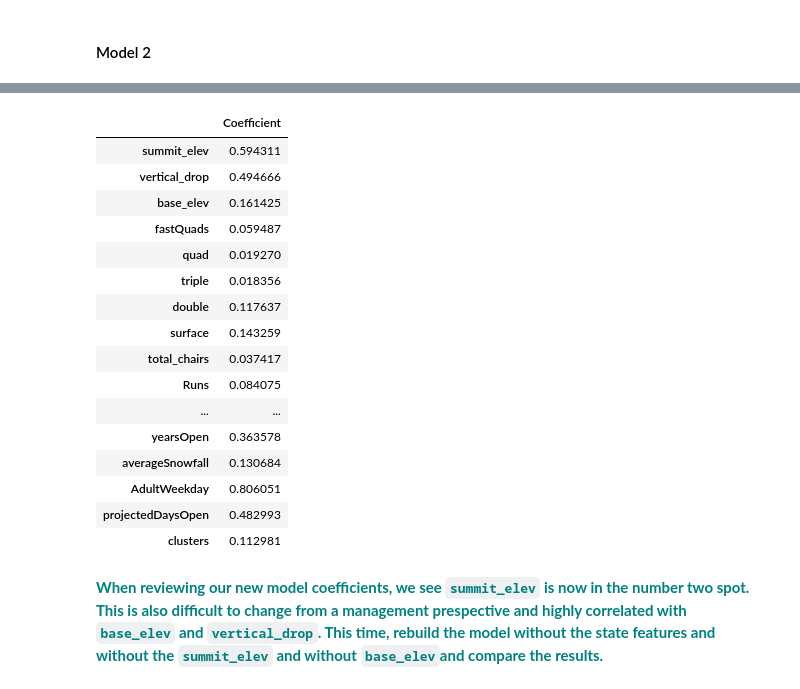
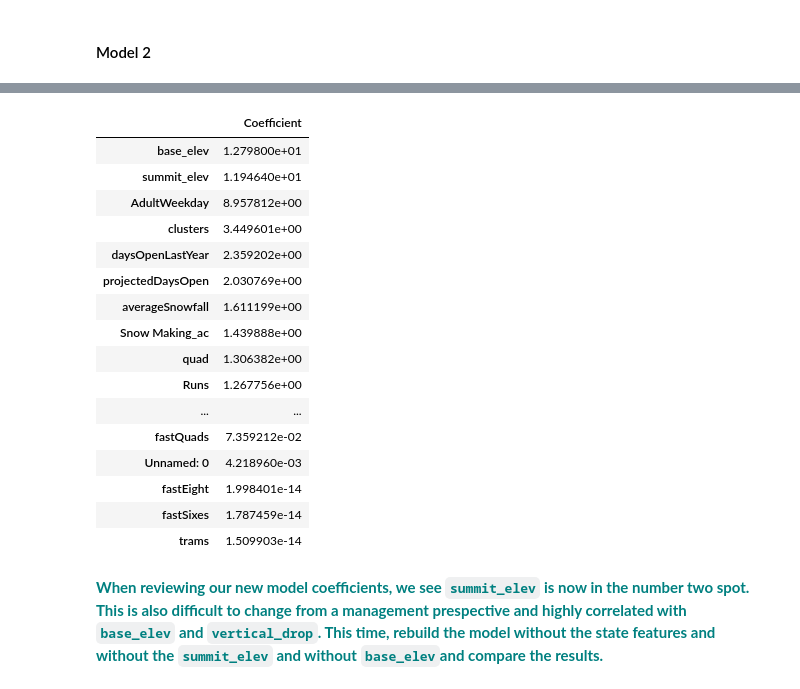
Before and after one commit to umamohantm/Guided-Capstone-, a Jupyter notebook: Notebook_stepfourandfive.ipynb.ipynb, the cells around one changed output, grey strips where cells are left out. Cells and saved outputs as stored; diff of their text form; code cells hidden in the pictures.

```diff
--- a/Notebook_stepfourandfive.ipynb.ipynb
+++ b/Notebook_stepfourandfive.ipynb.ipynb
@@ -43,8 +43,6 @@ from sklearn.cluster import KMeans
 **<font color='teal'>  Load the csv file you created in step 3, remember it should be saved inside your data subfolder and print the first five rows.</font>**
 # %%
 df=pd.read_csv('step3_output.csv')
-# %%
-df=df.drop('Unnamed: 0',1)
 # %%
 df.head()
 # %% [output]
@@ -241,7 +228,7 @@ Hint: Try to construct another model using exactly the steps we followed above.
 # %% [markdown]
 #### Model 2
 # %%
-X=X.drop(['Alaska', 'Arizona', 'California',
+X=df.drop(['Name','AdultWeekend','Alaska', 'Arizona', 'California',
        'Colorado', 'Connecticut', 'Idaho', 'Illinois', 'Indiana', 'Iowa',
        'Maine', 'Maryland', 'Massachusetts', 'Michigan', 'Minnesota',
        'Missouri', 'Montana', 'Nevada', 'New Hampshire', 'New Jersey',
@@ -249,3 +236,4 @@ X=X.drop(['Alaska', 'Arizona', 'California',
        'Pennsylvania', 'Rhode Island', 'South Dakota', 'Tennessee', 'Utah',
        'Vermont', 'Virginia', 'Washington', 'West Virginia', 'Wisconsin',
        'Wyoming'],axis=1)
+y = df.AdultWeekend
@@ -305,23 +281,24 @@ array([34.33989629, 34.37303295, 34.59366768, 34.77356221, 35.03671479,
 # %%
-pd.DataFrame(abs(lm.coef_), X.columns, columns=['Coefficient'])
+df2 = pd.DataFrame(abs(lm.coef_), X.columns, columns=['Coefficient'])
+df2.sort_values(by='Coefficient',ascending=False)
 # %% [output]
 |  | Coefficient |
-| summit_elev | 0.594311 |
-| vertical_drop | 0.494666 |
-| base_elev | 0.161425 |
-| fastQuads | 0.059487 |
-| quad | 0.019270 |
-| triple | 0.018356 |
-| double | 0.117637 |
-| surface | 0.143259 |
-| total_chairs | 0.037417 |
-| Runs | 0.084075 |
+| base_elev | 1.279800e+01 |
+| summit_elev | 1.194640e+01 |
+| AdultWeekday | 8.957812e+00 |
+| clusters | 3.449601e+00 |
+| daysOpenLastYear | 2.359202e+00 |
+| projectedDaysOpen | 2.030769e+00 |
+| averageSnowfall | 1.611199e+00 |
+| Snow Making_ac | 1.439888e+00 |
+| quad | 1.306382e+00 |
+| Runs | 1.267756e+00 |
 | ... | ... |
-| yearsOpen | 0.363578 |
-| averageSnowfall | 0.130684 |
-| AdultWeekday | 0.806051 |
-| projectedDaysOpen | 0.482993 |
-| clusters | 0.112981 |
+| fastQuads | 7.359212e-02 |
+| Unnamed: 0 | 4.218960e-03 |
+| fastEight | 1.998401e-14 |
+| fastSixes | 1.787459e-14 |
+| trams | 1.509903e-14 |
 # %% [markdown]
 **<font color='teal'> When reviewing our new model coefficients, we see `summit_elev` is now in the number two spot. This is also difficult to change from a management prespective and highly correlated with `base_elev` and `vertical_drop`.  This time, rebuild the model without the state features and without the `summit_elev` and without `base_elev`and compare the results. </font>**
 # %% [markdown]
```
Also changed, not shown: parts of 31 cells of this notebook.
